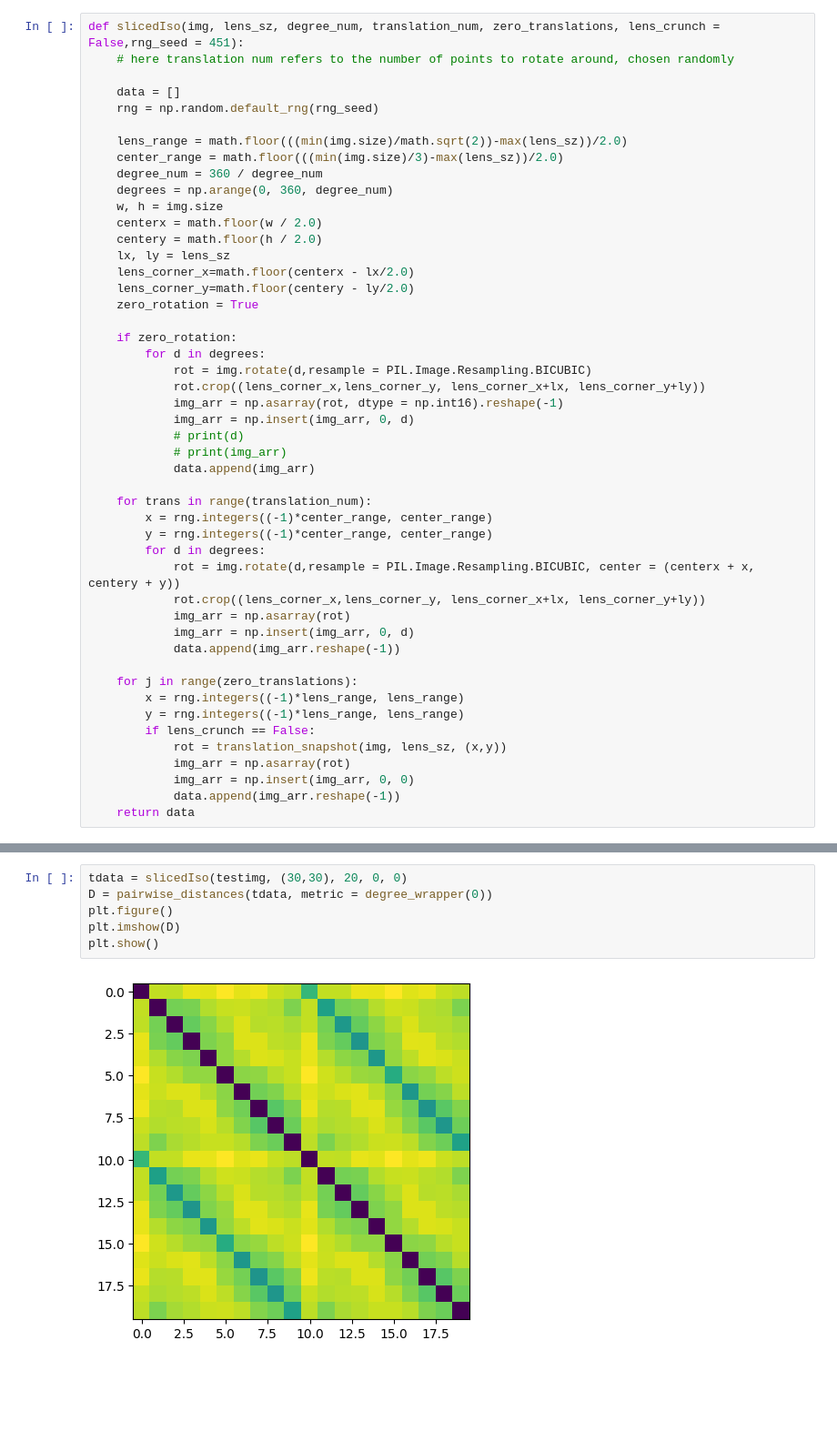
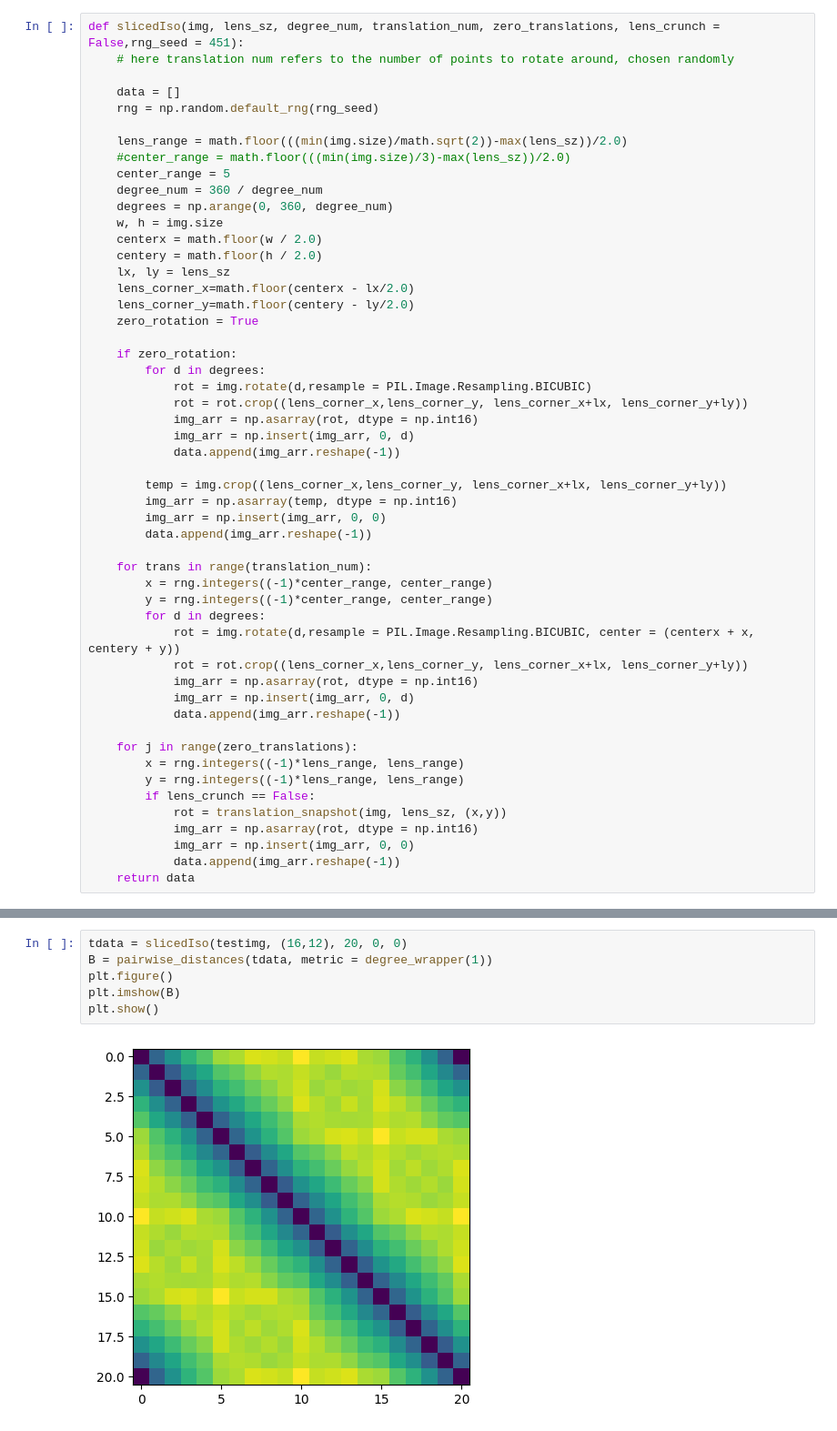
Before and after one commit to kyleormsby/persistent-symmetry, a Jupyter notebook: studentDemos/Dale_demos/lensTest.ipynb, the cells around one changed output, grey strips where cells are left out. Shown at 91% size. Saved outputs shown, nothing was run; the diff lists cells and outputs as text; blank space fills up the shorter version.

```diff
--- a/studentDemos/Dale_demos/lensTest.ipynb
+++ b/studentDemos/Dale_demos/lensTest.ipynb
@@ -285,7 +254,8 @@ def slicedIso(img, lens_sz, degree_num, translation_num, zero_translations, lens
     rng = np.random.default_rng(rng_seed)
 
     lens_range = math.floor(((min(img.size)/math.sqrt(2))-max(lens_sz))/2.0)
-    center_range = math.floor(((min(img.size)/3)-max(lens_sz))/2.0)
+    #center_range = math.floor(((min(img.size)/3)-max(lens_sz))/2.0)
+    center_range = 5
     degree_num = 360 / degree_num
     degrees = np.arange(0, 360, degree_num)
     w, h = img.size
@@ -299,20 +269,23 @@ def slicedIso(img, lens_sz, degree_num, translation_num, zero_translations, lens
     if zero_rotation:
         for d in degrees:
             rot = img.rotate(d,resample = PIL.Image.Resampling.BICUBIC)
-            rot.crop((lens_corner_x,lens_corner_y, lens_corner_x+lx, lens_corner_y+ly))
-            img_arr = np.asarray(rot, dtype = np.int16).reshape(-1)
+            rot = rot.crop((lens_corner_x,lens_corner_y, lens_corner_x+lx, lens_corner_y+ly))
+            img_arr = np.asarray(rot, dtype = np.int16)
             img_arr = np.insert(img_arr, 0, d)
-            # print(d)
-            # print(img_arr)
-            data.append(img_arr)
+            data.append(img_arr.reshape(-1))
+
+        temp = img.crop((lens_corner_x,lens_corner_y, lens_corner_x+lx, lens_corner_y+ly))
+        img_arr = np.asarray(temp, dtype = np.int16)
+        img_arr = np.insert(img_arr, 0, 0)
+        data.append(img_arr.reshape(-1))
 
     for trans in range(translation_num):
         x = rng.integers((-1)*center_range, center_range)
         y = rng.integers((-1)*center_range, center_range)
         for d in degrees:
             rot = img.rotate(d,resample = PIL.Image.Resampling.BICUBIC, center = (centerx + x, centery + y))
-            rot.crop((lens_corner_x,lens_corner_y, lens_corner_x+lx, lens_corner_y+ly))
-            img_arr = np.asarray(rot)
+            rot = rot.crop((lens_corner_x,lens_corner_y, lens_corner_x+lx, lens_corner_y+ly))
+            img_arr = np.asarray(rot, dtype = np.int16)
             img_arr = np.insert(img_arr, 0, d)
             data.append(img_arr.reshape(-1))
 
@@ -321,7 +294,7 @@ def slicedIso(img, lens_sz, degree_num, translation_num, zero_translations, lens
         y = rng.integers((-1)*lens_range, lens_range)
         if lens_crunch == False:
             rot = translation_snapshot(img, lens_sz, (x,y))
-            img_arr = np.asarray(rot)
+            img_arr = np.asarray(rot, dtype = np.int16)
             img_arr = np.insert(img_arr, 0, 0)
             data.append(img_arr.reshape(-1))
     return data
@@ -425,10 +398,10 @@ plt.show()
 # %% [output]
 [figure]
 # %%
-tdata = slicedIso(testimg, (30,30), 20, 0, 0)
-D = pairwise_distances(tdata, metric = degree_wrapper(0))
+tdata = slicedIso(testimg, (16,12), 20, 0, 0)
+B = pairwise_distances(tdata, metric = degree_wrapper(1))
 plt.figure()
-plt.imshow(D)
+plt.imshow(B)
 plt.show()
 # %% [output]
-[figure, old version]
+[figure, new version]
```
Also changed, not shown: parts of 14 cells of this notebook.
